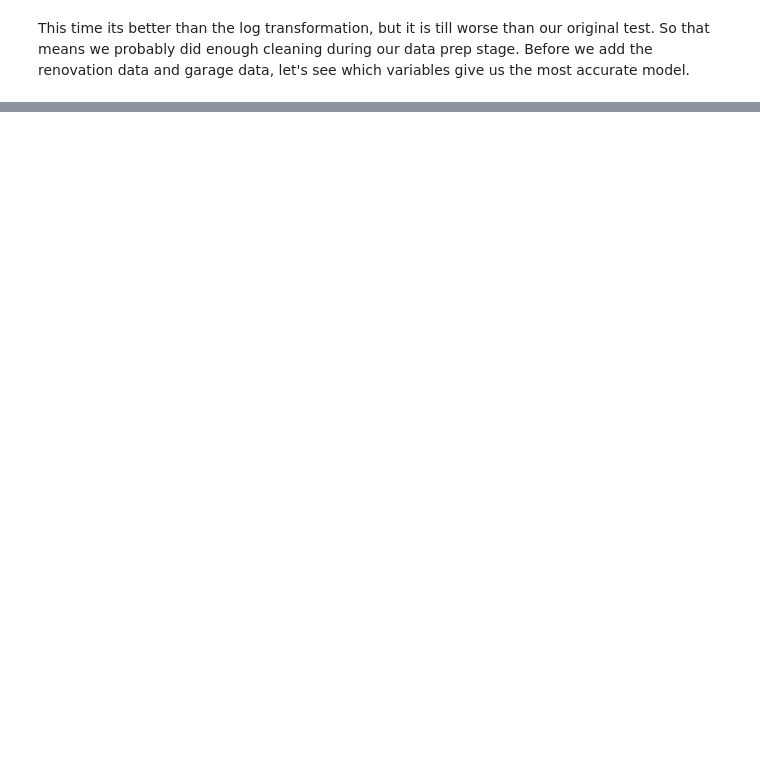
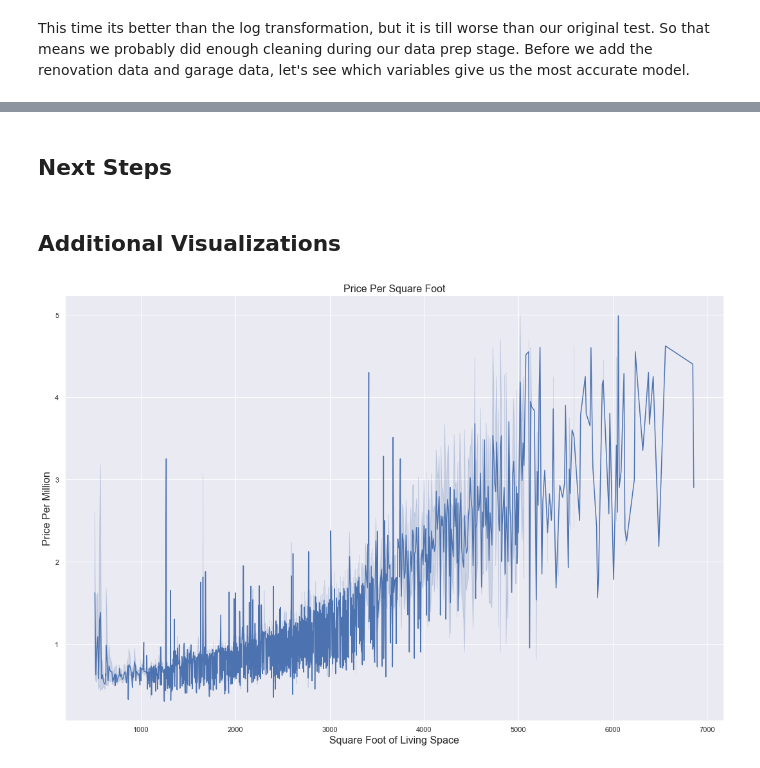
Before and after one commit to jbloewencolon/Phase-2-Project---Selling-Houses-in-Kings-County, a Jupyter notebook: Phase 2 Project - The Garage Problem.ipynb, the cells around one changed output, grey strips where cells are left out. Saved outputs shown, nothing was run; the diff lists cells and outputs as text; code cells hidden in the pictures; blank space fills up the shorter version.

```diff
--- a/Phase 2 Project - The Garage Problem.ipynb
+++ b/Phase 2 Project - The Garage Problem.ipynb
@@ -217,0 +231,9 @@ Looks like we will need to fix the outliers in bedrooms, bathrooms, and our sqft
+# %%
+#Convert str to int for 'condition'
+df['condition'] = df['condition'].replace(['Poor', 'Fair', 'Average', 'Good', 'Very Good'], [0, 1, 2, 3, 4])
+
+#Convert str to int for 'grade'
+df['grade'] = df['grade'].replace(['1 Cabin', '2 Substandard', '3 Poor', '4 Low', '5 Fair',
+                                   '6 Low Average', '7 Average', '8 Good', '9 Better',
+                                  '10 Very Good', '11 Excellent', '12 Luxury', '13 Mansion'],
+                                  [0, 1, 2, 3, 4, 5, 6, 7, 8, 9, 10, 11, 12])
@@ -228,7 +273,7 @@ df.drop(df[(df['bedrooms']==0) | (df['bedrooms']>=10)].index, inplace = True)
 df.drop(df[(df['bathrooms']==0) | (df['bedrooms']>=8)].index, inplace = True)
 
 #Drop anything well below "small home" and "mansion" sized in sqft_living
-df.drop(df[(df['sqft_living']<=500) | (df['sqft_living']>=9000)].index, inplace = True)
+df.drop(df[(df['sqft_living']<=500) | (df['sqft_living']>=7000)].index, inplace = True)
 
 #Drop massive sized garages
 df.drop(df[(df['sqft_garage']>=800)].index, inplace = True)
@@ -247,9 +292,9 @@ def determine_reno(df):
     t=''
     x=df['yr_renovated']
     if(x==0):
-        t='No'
+        t=0
     elif(x>0):
-        t='Yes'
+        t=1
     return t
 
 df['renovated']=df.apply(determine_reno,axis=1)
@@ -287,13 +332,13 @@ def garage_sizer(df):
     t=''
     x=df['sqft_garage']
     if(x<=239):
-        t='None'
+        t=0
     elif(x>=240 and x<=359):
-        t='Small'
+        t=1
     elif(x>=360 and x<=704):
-        t='Medium'
+        t=2
     elif(x>704):
-        t='Large'
+        t=3
     return t
 
 df['garage_size']=df.apply(garage_sizer,axis=1)
@@ -491,0 +584,19 @@ It also looks like our baseline house would sell for more than that same house i
+# %% [markdown]
+## Next Steps
+# %% [markdown]
+## Additional Visualizations
+# %%
+#Price per Square Foot of Living Space
+price = df['price']/1000000
+
+sns.set_theme(style="darkgrid")
+
+sns.set(rc={"figure.figsize":(20, 5)})
+sns.relplot(data=df, x="sqft_living", y=price, kind="line", height=10, aspect=1.5);
+plt.title('Price Per Square Foot', fontsize=16)
+plt.xlabel('Square Foot of Living Space', fontsize=16)
+plt.ylabel('Price Per Million', fontsize=16)
+plt.ticklabel_format(style='plain', axis='x')
+plt.ticklabel_format(style='plain', axis='y');
+# %% [output]
+[figure, added]
```
Also changed, not shown: parts of 30 cells of this notebook, 12 other files.
